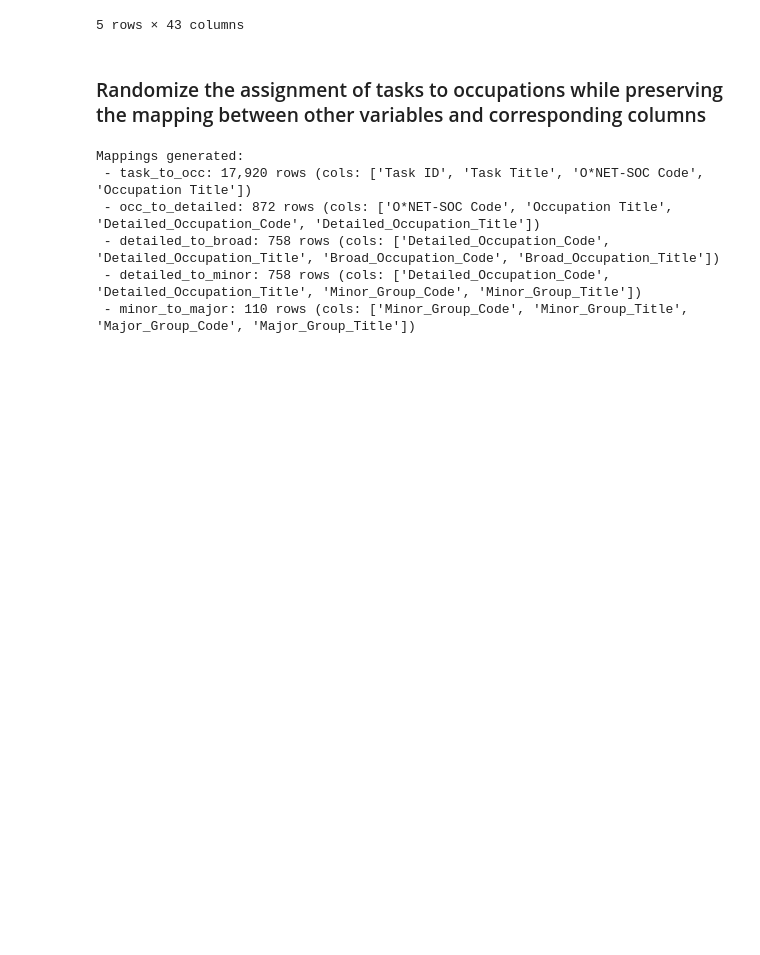
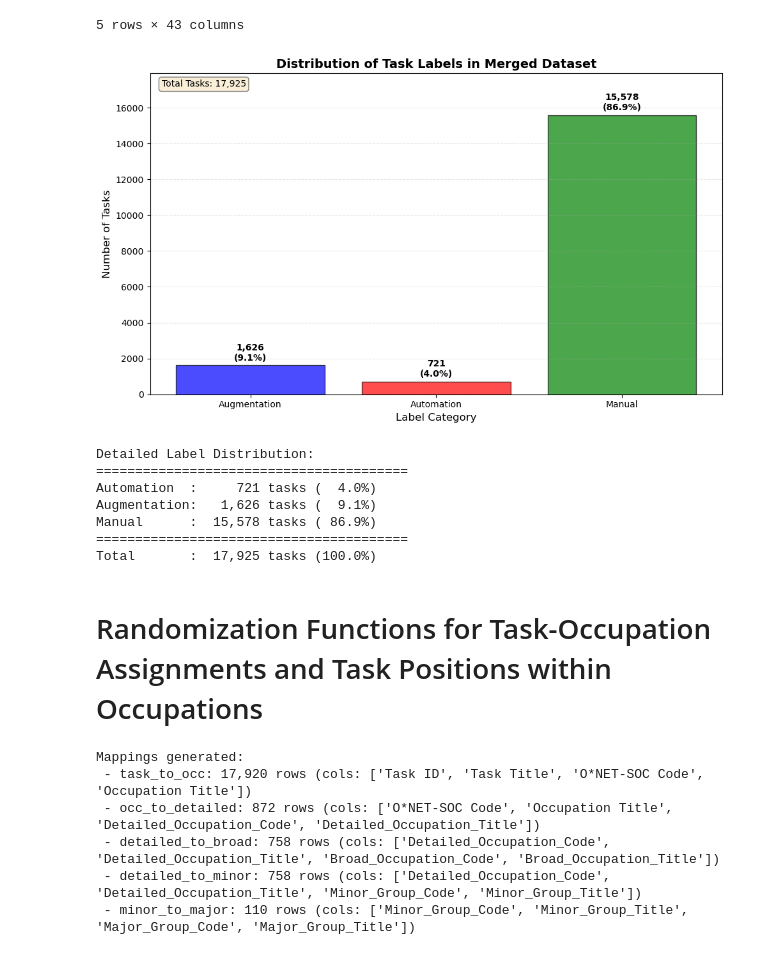
Before and after one commit to johnjosephhorton/rubin, a Jupyter notebook: agentic_ai/onet_eloundou_anthropic_GPTsequence_mergeReshuffle.ipynb, the cells around one changed output. Drawn from its saved outputs; the diff is of its cells as text; code cells hidden in the pictures; blank space fills up the shorter version.

Commit message:
added bar plot for three types of tasks from the other script

```diff
--- a/agentic_ai/onet_eloundou_anthropic_GPTsequence_mergeReshuffle.ipynb
+++ b/agentic_ai/onet_eloundou_anthropic_GPTsequence_mergeReshuffle.ipynb
@@ -207,8 +215,69 @@ merged_data.head()
 | 1 | 11-1011.00 | Chief Executives | 8824 | Confer with board members, organi... | 4 | Core | 5 | ... |
 | 10 | 11-1011.00 | Chief Executives | 8833 | Preside over, or serve on, boards... | 5 | Core | 5 | ... |
 5 rows × 43 columns
+# %%
+# Plot histogram of all three label values in a single histogram
+fig, ax = plt.subplots(1, 1, figsize=(10, 6))
+
+# Get the distribution of all label values
+label_counts = merged_data['label'].value_counts().sort_index()
+
+# Define colors for each category
+colors = {'Automation': 'red', 'Augmentation': 'blue', 'Manual': 'green'}
+
+# Create the bar plot
+bars = ax.bar(label_counts.index, label_counts.values,
+              color=[colors[label] for label in label_counts.index],
+              alpha=0.7, edgecolor='black', linewidth=1)
+
+# Add value labels on top of each bar
+for i, (label, count) in enumerate(label_counts.items()):
+    percentage = (count / len(merged_data)) * 100
+    ax.text(i, count + max(label_counts.values) * 0.01,
+            f'{count:,}\n({percentage:.1f}%)',
+            ha='center', va='bottom', fontweight='bold')
+
+# Customize the plot
+ax.set_title('Distribution of Task Labels in Merged Dataset', fontsize=14, fontweight='bold')
+ax.set_xlabel('Label Category', fontsize=12)
+ax.set_ylabel('Number of Tasks', fontsize=12)
+
+# Add grid for better readability
+ax.grid(axis='y', linestyle='--', alpha=0.3)
+
+# Set y-axis limit with some padding
+ax.set_ylim(0, max(label_counts.values) * 1.15)
+
+# Add total count in the plot
+total_tasks = len(merged_data)
+ax.text(0.02, 0.98, f'Total Tasks: {total_tasks:,}',
+        transform=ax.transAxes, fontsize=10,
+        verticalalignment='top', bbox=dict(boxstyle='round', facecolor='wheat', alpha=0.5))
+
+plt.tight_layout()
+plt.savefig(f'{output_plot_path}/all_labels_histogram.png', dpi=300, bbox_inches='tight')
+plt.show()
+
+# Print detailed statistics
+print("Detailed Label Distribution:")
+print("=" * 40)
+for label in ['Automation', 'Augmentation', 'Manual']:
+    count = label_counts.get(label, 0)
+    percentage = (count / total_tasks) * 100
+    print(f"{label:12}: {count:7,} tasks ({percentage:5.1f}%)")
+print("=" * 40)
+print(f"{'Total':12}: {total_tasks:7,} tasks (100.0%)")
+# %% [output]
+[figure, added]
+Detailed Label Distribution:
+========================================
+Automation  :     721 tasks (  4.0%)
+Augmentation:   1,626 tasks (  9.1%)
+Manual      :  15,578 tasks ( 86.9%)
+========================================
+Total       :  17,925 tasks (100.0%)
 # %% [markdown]
-### Randomize the assignment of tasks to occupations while preserving the mapping between other variables and corresponding columns
+# Randomization Functions for Task-Occupation Assignments and Task Positions within Occupations
 # %%
 # Functions to generate hierarchical mappings and to reshuffle pairings
 import warnings
```
Also changed, not shown: parts of 4 cells of this notebook.
